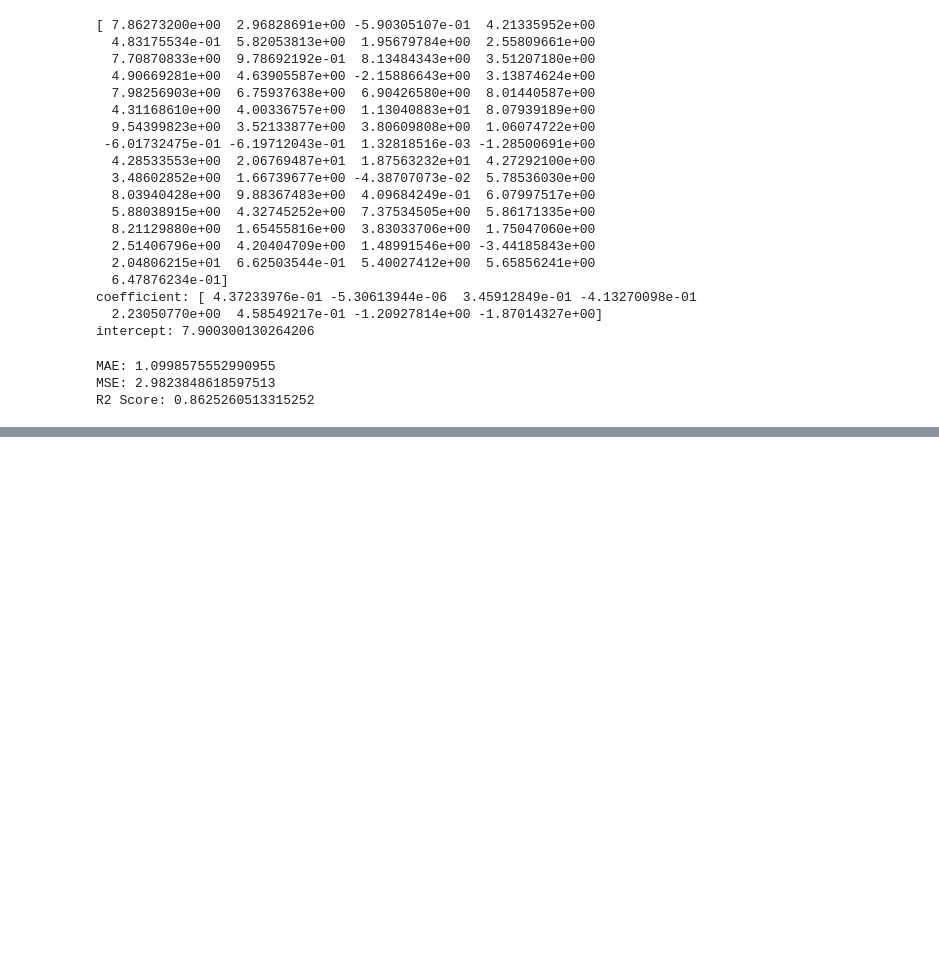
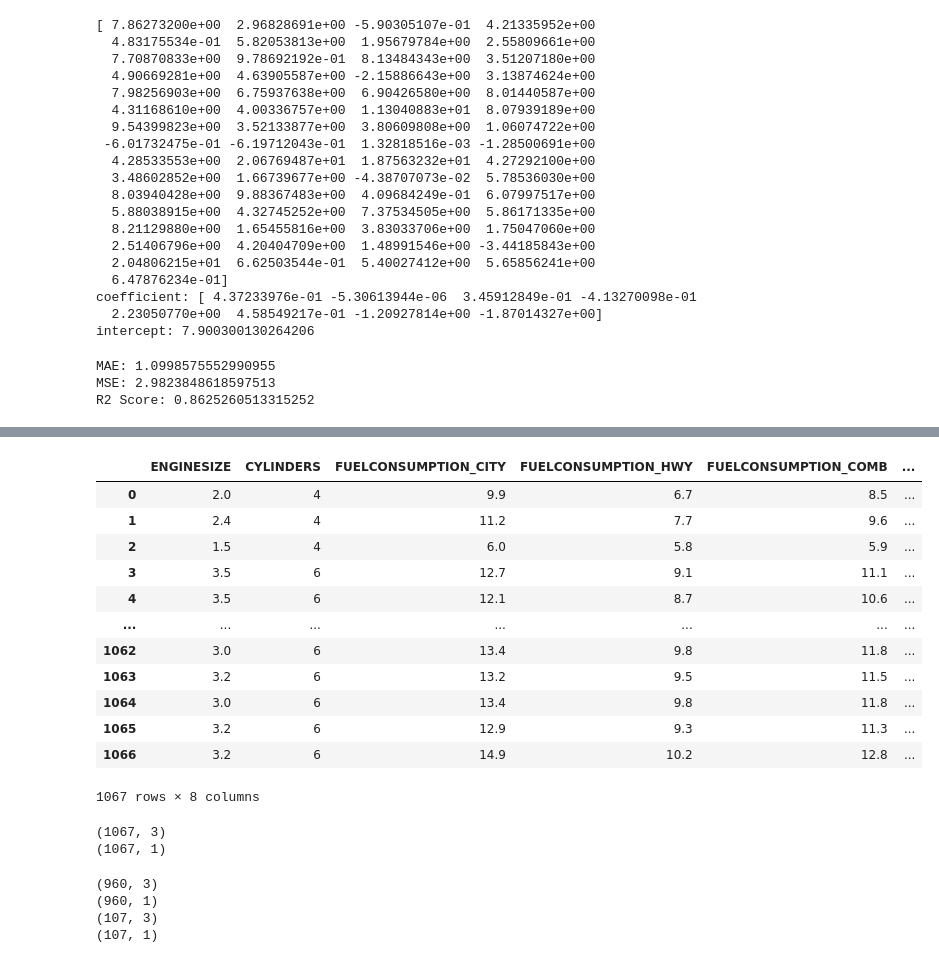
Before and after one commit to jatinamdavadiya2412/PYTHON_2, a Jupyter notebook: Ch4_AJ.ipynb, the cells around one changed output, grey strips where cells are left out. Drawn from its saved outputs; the diff is of its cells as text; code cells hidden in the pictures; blank space fills up the shorter version.

```diff
--- a/Ch4_AJ.ipynb
+++ b/Ch4_AJ.ipynb
@@ -367,0 +529,2 @@ R2 Score: 0.8625260513315252
+# %%
+df.drop(columns=['MAKE','MODEL', 'VEHICLECLASS','TRANSMISSION', 'FUELTYPE'],axis=1,inplace=True)
@@ -367,0 +549,2 @@ R2 Score: 0.8625260513315252
+# %%
+df['Age']=2026-df['MODELYEAR']
@@ -367,0 +579,18 @@ R2 Score: 0.8625260513315252
+# %%
+df.drop('MODELYEAR',axis=1,inplace=True)   # here aapde model year ne drop no kri to pn chale kem ke aaya all model year are same
+# %%
+df
+# %% [output]
+|  | ENGINESIZE | CYLINDERS | FUELCONSUMPTION_CITY | FUELCONSUMPTION_HWY | FUELCONSUMPTION_COMB | ... |
+| 0 | 2.0 | 4 | 9.9 | 6.7 | 8.5 | ... |
+| 1 | 2.4 | 4 | 11.2 | 7.7 | 9.6 | ... |
+| 2 | 1.5 | 4 | 6.0 | 5.8 | 5.9 | ... |
+| 3 | 3.5 | 6 | 12.7 | 9.1 | 11.1 | ... |
+| 4 | 3.5 | 6 | 12.1 | 8.7 | 10.6 | ... |
+| ... | ... | ... | ... | ... | ... | ... |
+| 1062 | 3.0 | 6 | 13.4 | 9.8 | 11.8 | ... |
+| 1063 | 3.2 | 6 | 13.2 | 9.5 | 11.5 | ... |
+| 1064 | 3.0 | 6 | 13.4 | 9.8 | 11.8 | ... |
+| 1065 | 3.2 | 6 | 12.9 | 9.3 | 11.3 | ... |
+| 1066 | 3.2 | 6 | 14.9 | 10.2 | 12.8 | ... |
+1067 rows × 8 columns
@@ -367,0 +600,21 @@ R2 Score: 0.8625260513315252
+# %%
+print(x.shape)
+print(y.shape)
+# %% [output]
+(1067, 3)
+(1067, 1)
+# %%
+from sklearn.model_selection import train_test_split
+x_train,x_test,y_train,y_test = train_test_split(x,y,test_size=0.1,random_state=1)    # test size means persantage of testing data and remaining in training data
+
+print(x_train.shape)
+print(y_train.shape)
+print(x_test.shape)
+print(y_test.shape)
+
+# value stable at same random state
+# %% [output]
+(960, 3)
+(960, 1)
+(107, 3)
+(107, 1)
```
Also changed, not shown: parts of 46 cells of this notebook, 5 other files.
